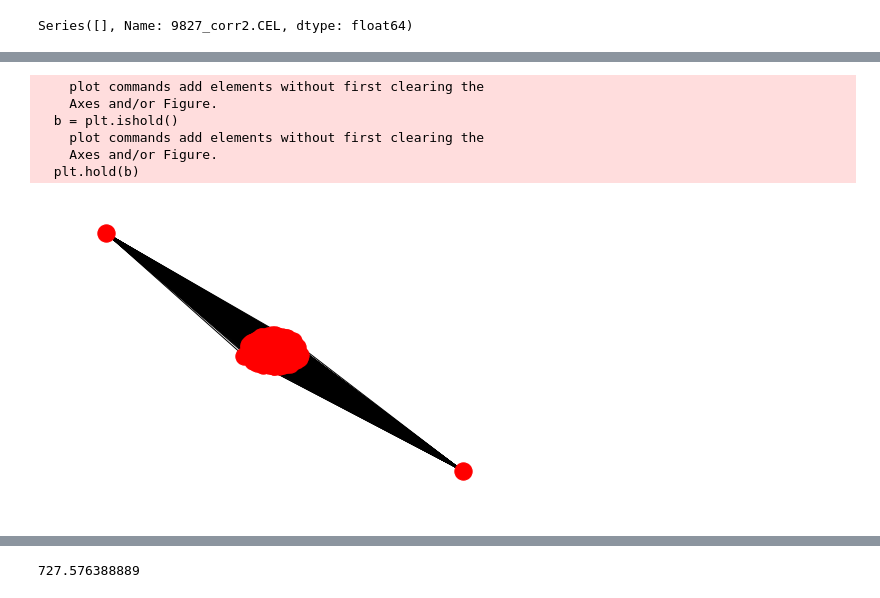
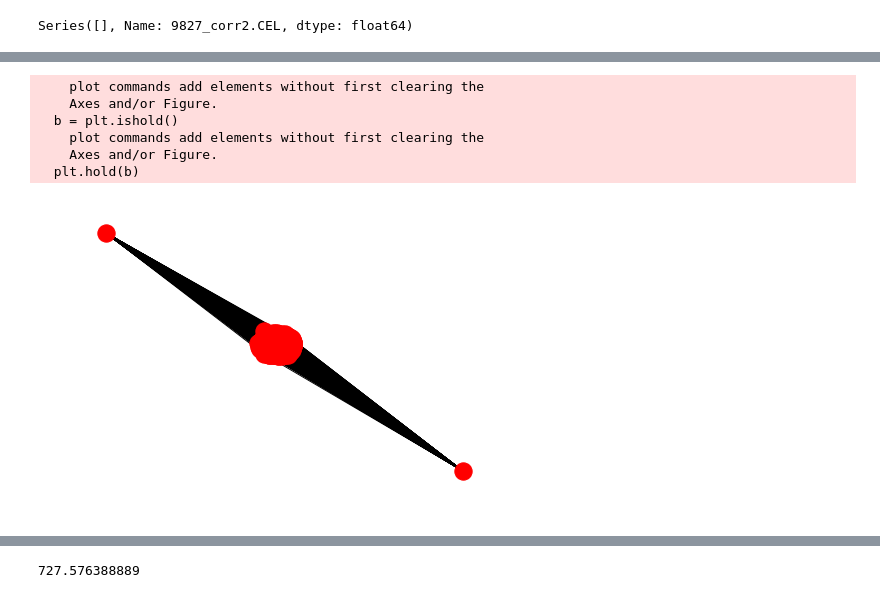
Before and after one commit to bramiozo/RexR, a Jupyter notebook: playground.ipynb, the cells around one changed output, grey strips where cells are left out. Drawn from its saved outputs; the diff is of its cells as text; code cells hidden in the pictures.

```diff
--- a/playground.ipynb
+++ b/playground.ipynb
@@ -3,7 +3,7 @@ import pandas
 import numpy
 from RexR import *
 import _helpers
-Rocket = RexR(datalocation = '/home/bramiozo/DEV/RexR/_data/genomic_data/data.pkl', seed = 3123, debug = True)
+Rocket = RexR(datalocation = '_data/genomic_data/data.pkl', seed = 3123, debug = False, write_out=True) # '_data/genomic_data/data.pkl'
 Rocket.load_probeset_data();
 # %% [output]
 ++++++++++++++++++++++++++++++ Firing up RexR! ++++++++++++++++++++++++++++++
@@ -297,7 +356,7 @@ for patient_name in VarList:
 
 edges = []
 # edges
-patient_sim = patient_similarity(Normal, sim_type = 'euclidian', normalised = True)
+patient_sim = patient_similarity(Normal, sim_type = 'pearson', normalised = True, inflation=2)
 node_index_x = 0
 node_index_y = 0
 for patient_name_x in VarList:
@@ -314,17 +373,17 @@ G.add_weighted_edges_from(edges, weight = 'weight')
 # %%
 ##### apply Spring-force
 #######################
 pos = nx.spring_layout(G, k = None, dim = 3, scale = 1.0)
-nx.draw_spring(G, k = 15, dim = 2, scale = 1.0, iterations = 500)
+nx.draw_spring(G, k = 30, dim = 2, scale = 1.0, iterations =1500)
 plt.show()
 # %% [output]
     plot commands add elements without first clearing the
     Axes and/or Figure.
   b = plt.ishold()
     plot commands add elements without first clearing the
     Axes and/or Figure.
   plt.hold(b)
-[figure, old version]
+[figure, new version]
 # %%
 ##### APPLY community detector
 # maximize betweenness and modularity
```
Also changed, not shown: parts of 25 cells of this notebook, 5 other files.
